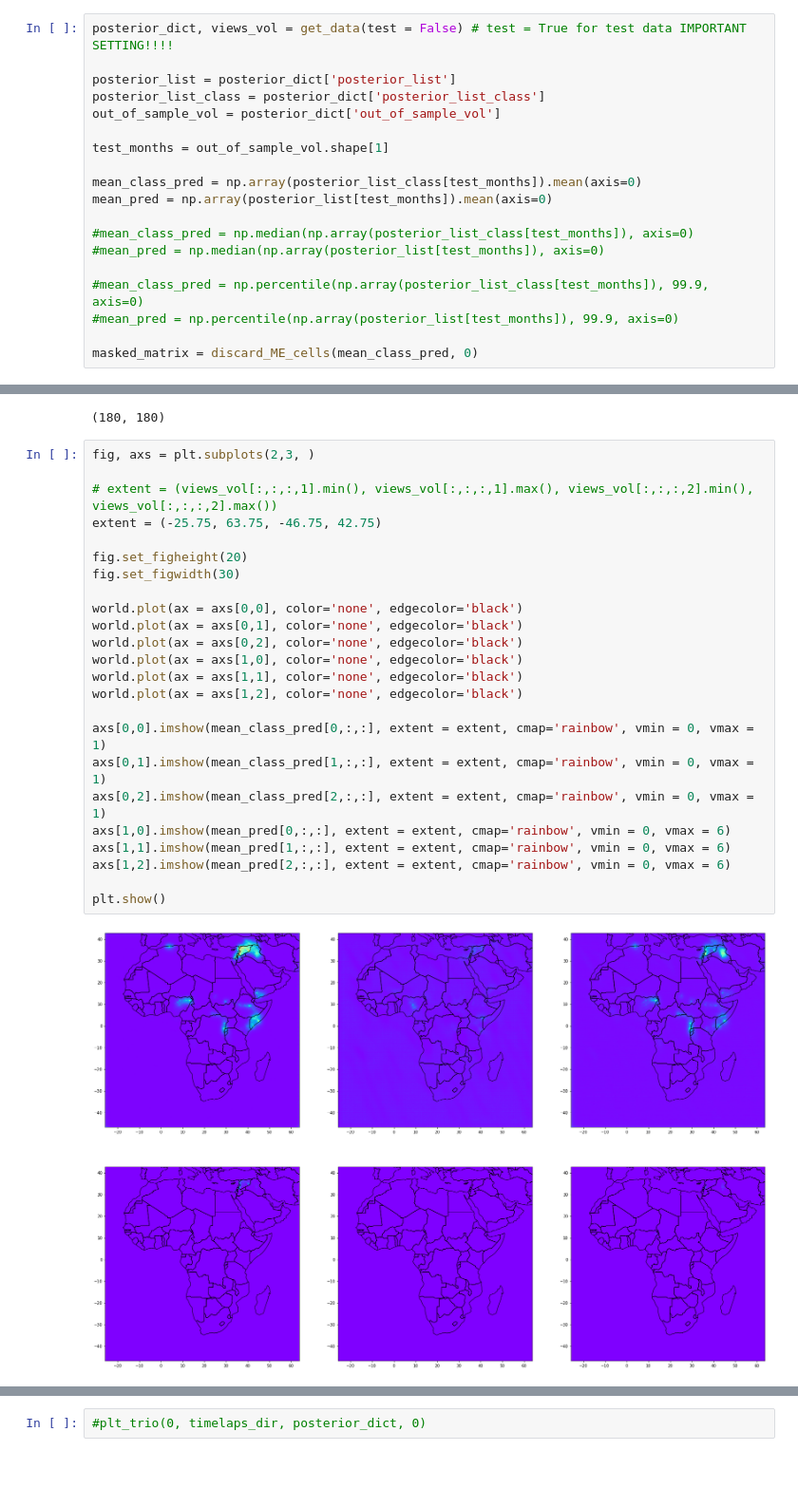
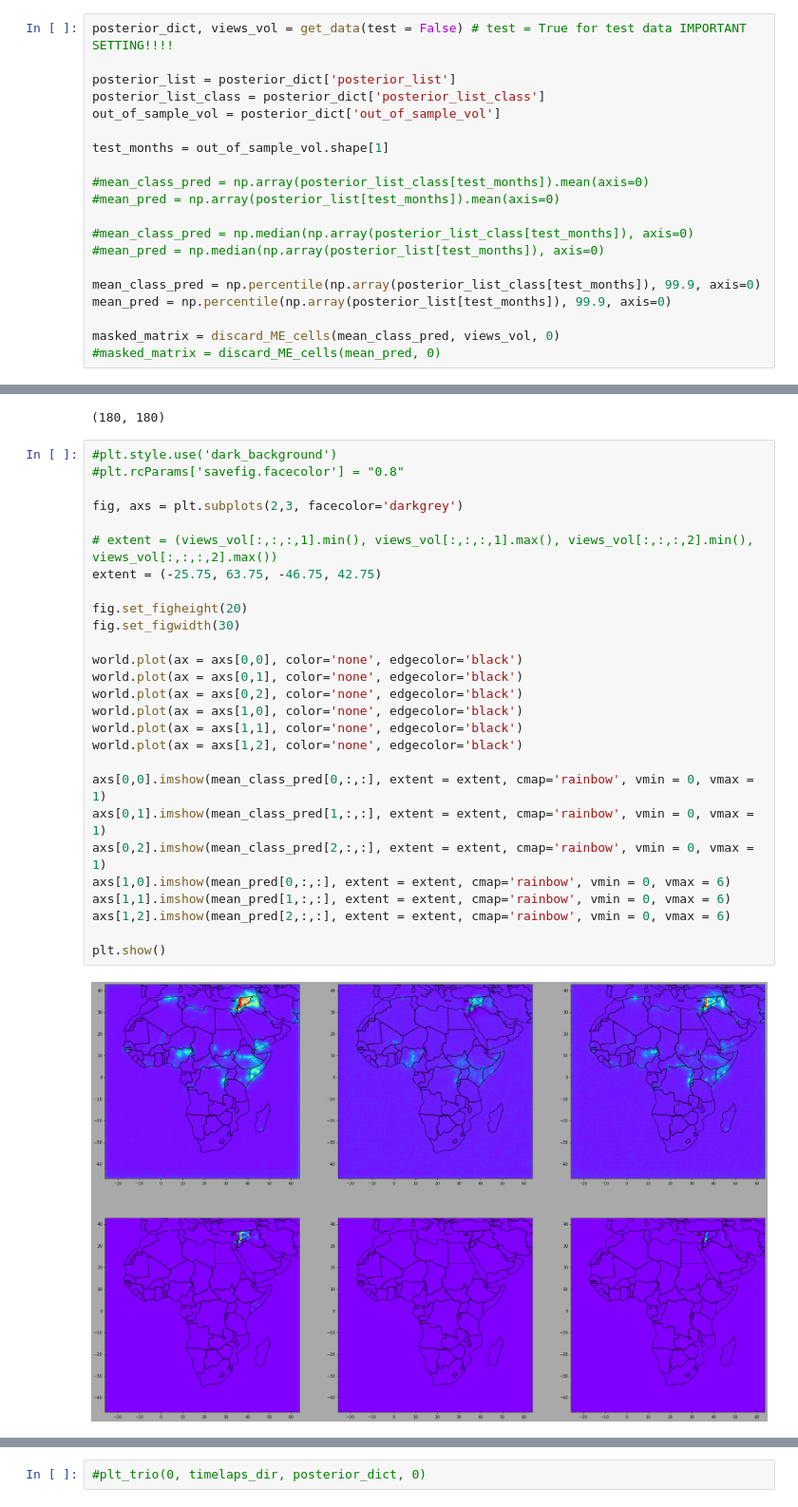
Before and after one commit to Polichinel/HydraNet_001, a Jupyter notebook: notebooks/plot_maps.ipynb, the cells around one changed output, grey strips where cells are left out. Shown at 95% size. Cells and saved outputs as stored; diff of their text form; blank space fills up the shorter version.

```diff
--- a/notebooks/plot_maps.ipynb
+++ b/notebooks/plot_maps.ipynb
@@ -74,16 +77,17 @@ out_of_sample_vol = posterior_dict['out_of_sample_vol']
 
 test_months = out_of_sample_vol.shape[1]
 
-mean_class_pred = np.array(posterior_list_class[test_months]).mean(axis=0)
-mean_pred = np.array(posterior_list[test_months]).mean(axis=0)
+#mean_class_pred = np.array(posterior_list_class[test_months]).mean(axis=0)
+#mean_pred = np.array(posterior_list[test_months]).mean(axis=0)
 
 #mean_class_pred = np.median(np.array(posterior_list_class[test_months]), axis=0)
 #mean_pred = np.median(np.array(posterior_list[test_months]), axis=0)
 
-#mean_class_pred = np.percentile(np.array(posterior_list_class[test_months]), 99.9, axis=0)
-#mean_pred = np.percentile(np.array(posterior_list[test_months]), 99.9, axis=0)
+mean_class_pred = np.percentile(np.array(posterior_list_class[test_months]), 99.9, axis=0)
+mean_pred = np.percentile(np.array(posterior_list[test_months]), 99.9, axis=0)
 
-masked_matrix = discard_ME_cells(mean_class_pred, 0)
+masked_matrix = discard_ME_cells(mean_class_pred, views_vol, 0)
+#masked_matrix = discard_ME_cells(mean_pred, 0)
 # %%
 mean_class_pred.shape
 # %% [output]
@@ -126,31 +134,34 @@ mean_pred[0,:,:].shape
 # %% [output]
 (180, 180)
 # %%
-fig, axs = plt.subplots(2,3, )
+#plt.style.use('dark_background')
+#plt.rcParams['savefig.facecolor'] = "0.8"
+
+fig, axs = plt.subplots(2,3, facecolor='darkgrey')
 
 # extent = (views_vol[:,:,:,1].min(), views_vol[:,:,:,1].max(), views_vol[:,:,:,2].min(), views_vol[:,:,:,2].max())
 extent = (-25.75, 63.75, -46.75, 42.75)
 
 fig.set_figheight(20)
 fig.set_figwidth(30)
 
 world.plot(ax = axs[0,0], color='none', edgecolor='black')
 world.plot(ax = axs[0,1], color='none', edgecolor='black')
 world.plot(ax = axs[0,2], color='none', edgecolor='black')
 world.plot(ax = axs[1,0], color='none', edgecolor='black')
 world.plot(ax = axs[1,1], color='none', edgecolor='black')
 world.plot(ax = axs[1,2], color='none', edgecolor='black')
 
 axs[0,0].imshow(mean_class_pred[0,:,:], extent = extent, cmap='rainbow', vmin = 0, vmax = 1)
 axs[0,1].imshow(mean_class_pred[1,:,:], extent = extent, cmap='rainbow', vmin = 0, vmax = 1)
 axs[0,2].imshow(mean_class_pred[2,:,:], extent = extent, cmap='rainbow', vmin = 0, vmax = 1)
 axs[1,0].imshow(mean_pred[0,:,:], extent = extent, cmap='rainbow', vmin = 0, vmax = 6)
 axs[1,1].imshow(mean_pred[1,:,:], extent = extent, cmap='rainbow', vmin = 0, vmax = 6)
 axs[1,2].imshow(mean_pred[2,:,:], extent = extent, cmap='rainbow', vmin = 0, vmax = 6)
 
 plt.show()
 # %% [output]
-[figure, old version]
+[figure, new version]
 # %%
 # insert overall ap score.
 
```
Also changed, not shown: parts of 8 cells of this notebook, 2 other files.
